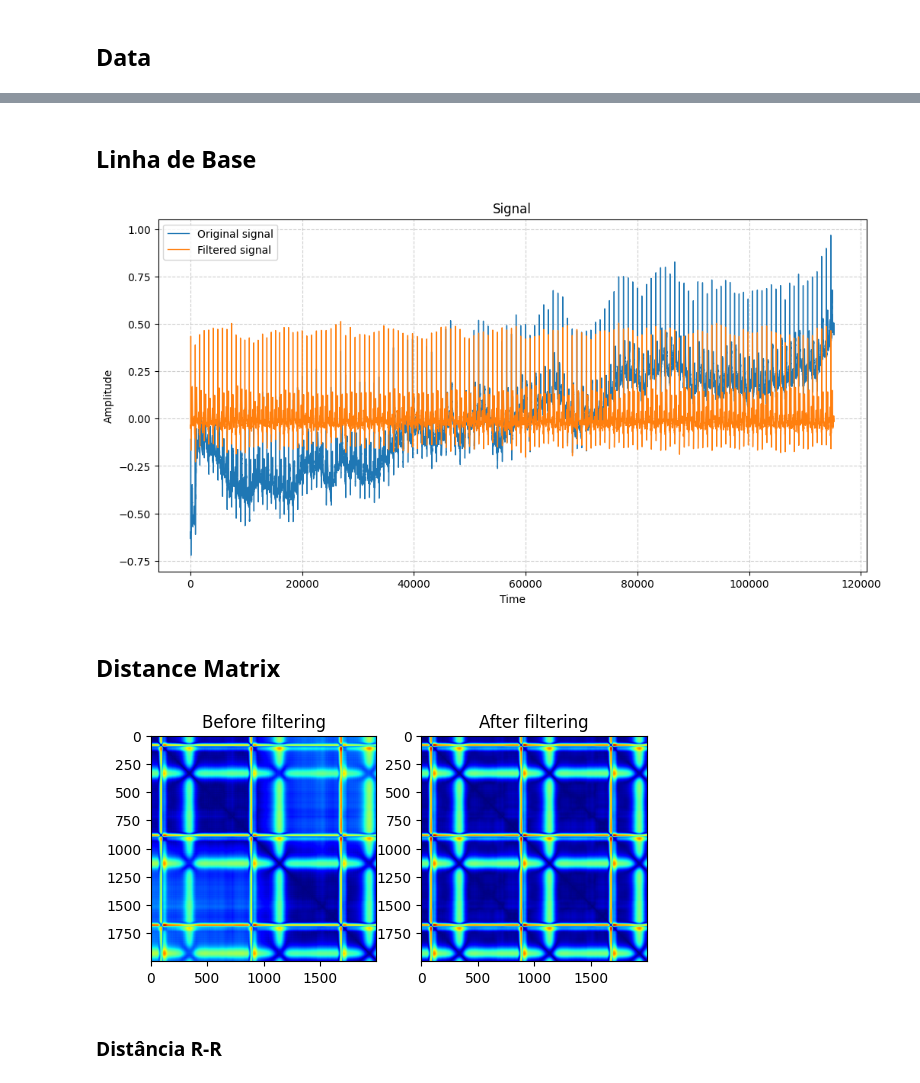
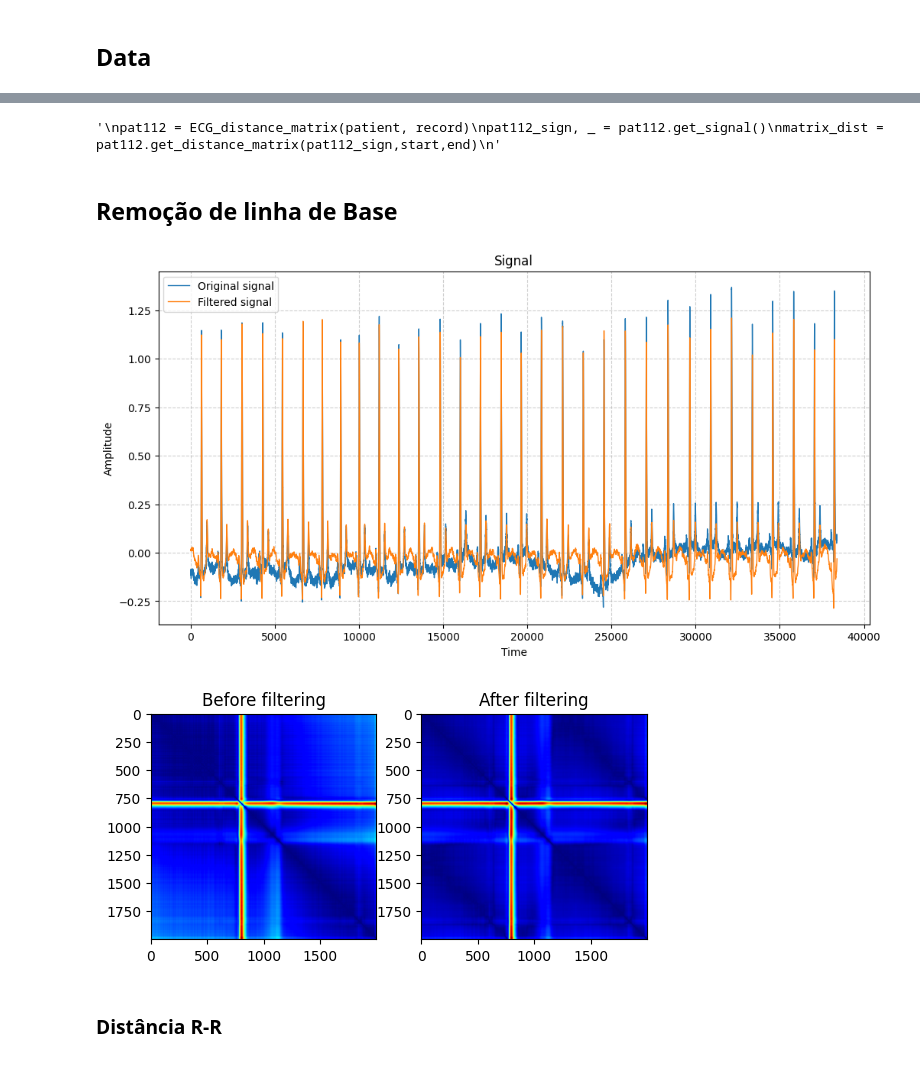
Before and after one commit to Ni-cole17/PTB-Diagnostic-Visualization, a Jupyter notebook: segment.ipynb, the cells around one changed output, grey strips where cells are left out. Saved outputs shown, nothing was run; the diff lists cells and outputs as text; code cells hidden in the pictures.

```diff
--- a/segment.ipynb
+++ b/segment.ipynb
@@ -21,4 +199,8 @@ path_img = 'Base\\Myocardial infarction\\patient003_s0017lre_12d_Myocardialinfar
 # %%
+## Getting path image
+path_img = 'Base\\Myocardial infarction\\patient003_s0017lre_12d_Myocardialinfarction_anterior_886-5886.png'
 ## Extracting infos from path
 infos_path = path_img.split('\\')[2].split('_')
 patient, record, start, end = infos_path[0], infos_path[1], int(infos_path[-1].replace(".png", "").split('-')[0]), int(infos_path[-1].replace(".png", "").split('-')[1])
+## OR
+patient, record, start, end = 'patient112', 's0169_re', 22524, 24524
@@ -65,33 +207,25 @@ plt.show()
+# %%
+## Creating object
+pat112 = ECG_distance_matrix(patient, record)
+pat112_sign, _ = pat112.get_signal()
+#pat112.plot_12d_signal(pat112_sign)
+sign = pat112_sign[:, :12]
+filt_sign = pat112.filt_bandpass(sign,1000)
+sig = filt_sign[start:end]
+matrix_dist = pat112.generate_image(sig)
+matrix_img = show_matrix(matrix_dist,return_img=True,show=False)
+
+## OR for other patients
+'''
+pat112 = ECG_distance_matrix(patient, record)
+pat112_sign, _ = pat112.get_signal()
+matrix_dist = pat112.get_distance_matrix(pat112_sign,start,end)
+'''
+# %% [output]
+'\npat112 = ECG_distance_matrix(patient, record)\npat112_sign, _ = pat112.get_signal()\nmatrix_dist = pat112.get_distance_matrix(pat112_sign,start,end)\n'
 # %% [markdown]
-## Linha de Base
+## Remoção de linha de Base
 # %%
-import numpy as np
-import matplotlib.pyplot as plt
-from scipy import signal
-
-sign = sign[:, :12]
-
-def filt_bandpass(sig,fs):
-    '''
-    Filtro Butterworth passa banda, ordem 3. Frequência de corte 1hz e 50hz.
-    :param sig: sinal a ser filtrado
-    :param fs: frequência de amostragem do sinal.
-    :return sig_filt: sinal filtrado.
-    '''
-
-    nyq = 0.5*fs # frequência de Nyquist
-    ordem = 3 # ordem do filtro
-    fh = 50
-    fl = 1
-    high = fh/nyq
-    low = fl/nyq
-    b, a = signal.butter(ordem, [low, high], btype='band')
-    sig_filt = signal.filtfilt(b, a, sig, axis = 0)
-
-    return sig_filt
-
-filt_sign = filt_bandpass(sign,1000)
-
 # Plot signal before and after filtering
 plt.figure(figsize=(12, 6))
 plt.plot(sign[:, 0], label='Original signal', linewidth=1)
@@ -103,6 +237,4 @@ plt.ylabel('Amplitude')
 plt.grid(True, linestyle='--', alpha=0.6)
 plt.show()
 # %% [output]
-[figure, old version]
+[figure, new version]
-# %% [markdown]
-## Distance Matrix
@@ -140,17 +241,13 @@ def generate_image(signal):
 # %%
-## Plotting a sample from the signal before and after the transformation
-sig = filt_sign[0:2000]
-matrix_dist = generate_image(sig)
-matrix_img = show_matrix(matrix_dist,return_img=True,show=False)
-matrix_img_bef = show_matrix(generate_image(sign[0:2000]),return_img=True,show=False)
+matrix_img_bef = show_matrix(pat112.generate_image(sign[start:end]),return_img=True,show=False)
 ## Show matrix_img and matrix_img_bef in subplots
 fig, (ax1, ax2) = plt.subplots(1, 2)
 ax1.imshow(matrix_img_bef)
 ax2.imshow(matrix_img)
 ax1.title.set_text('Before filtering')
 ax2.title.set_text('After filtering')
 plt.show()
 # %% [output]
-[figure, old version]
+[figure, new version]
 # %% [markdown]
 ### Distância R-R
```
Also changed, not shown: parts of 45 cells of this notebook, 4 other files.
